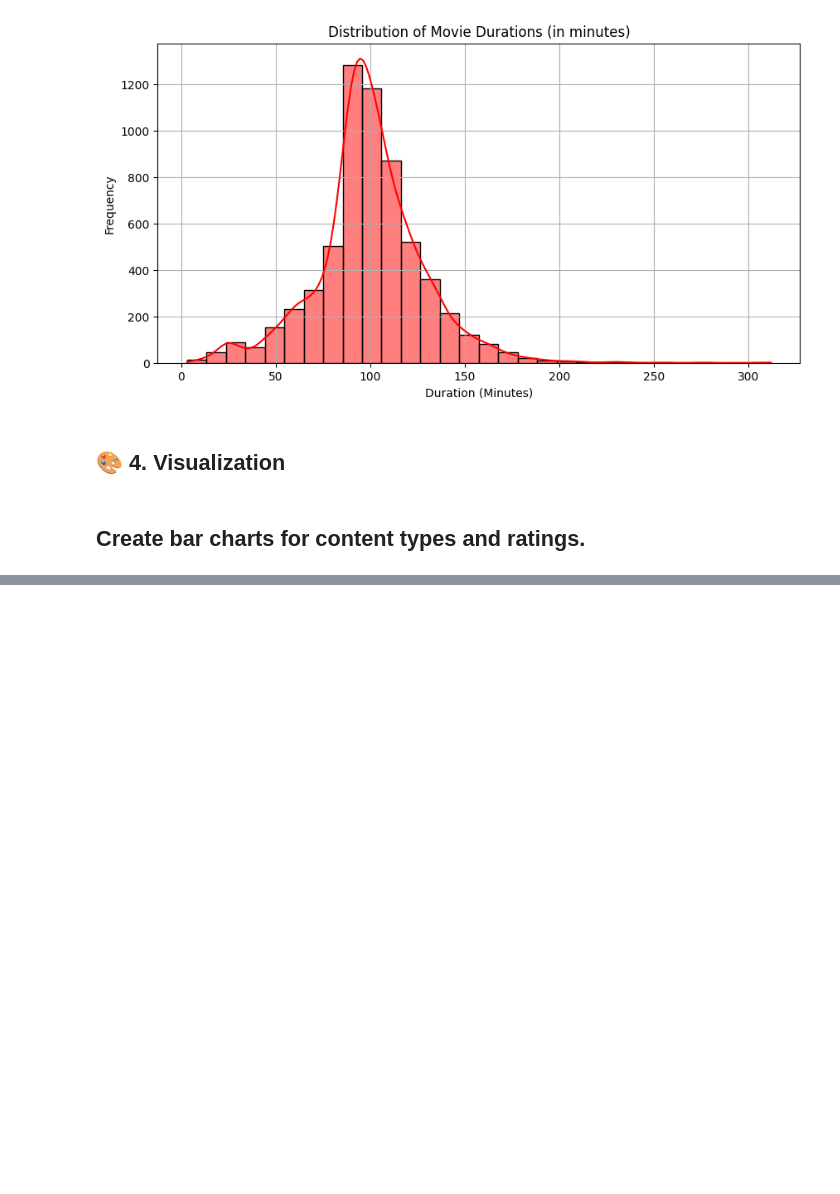
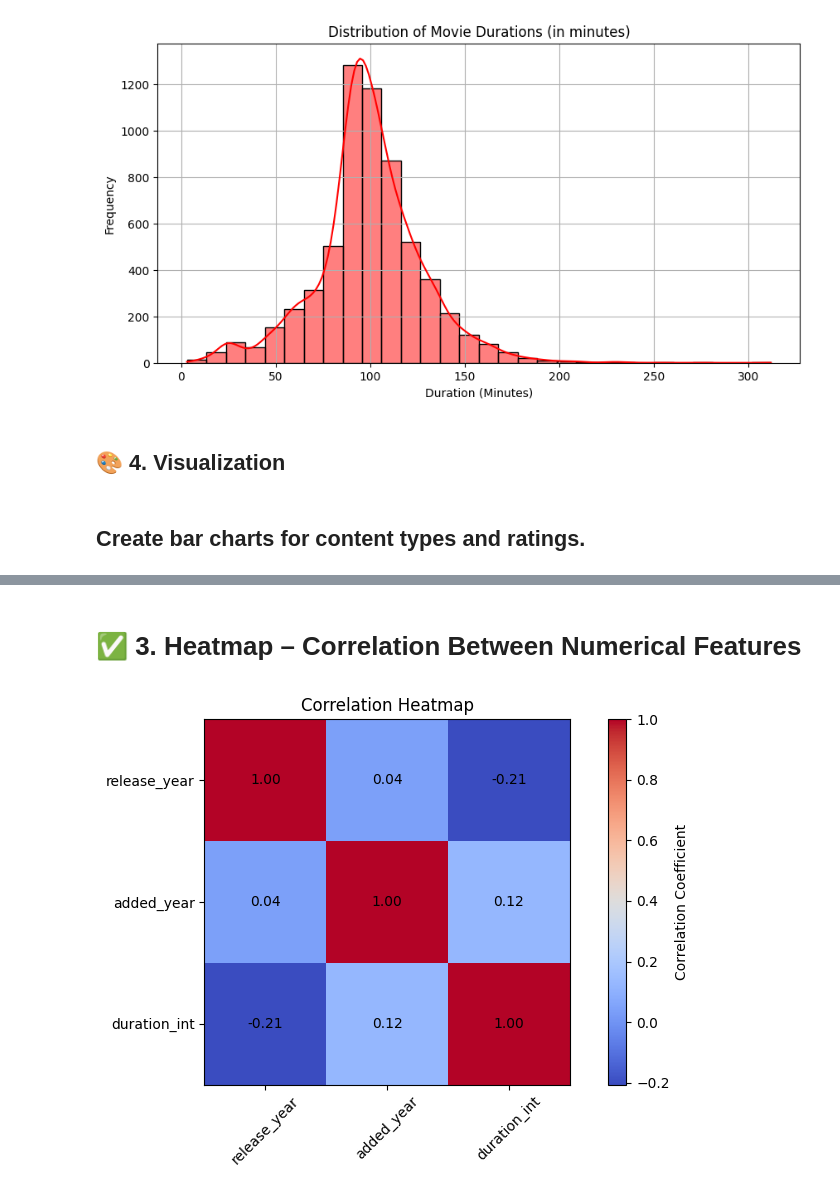
Before and after one commit to Muhammad361738/Data-science-ned, a Jupyter notebook: netflex_project/main.ipynb, the cells around one changed output, grey strips where cells are left out. Cells and saved outputs as stored; diff of their text form; code cells hidden in the pictures; blank space fills up the shorter version.

```diff
--- a/netflex_project/main.ipynb
+++ b/netflex_project/main.ipynb
@@ -201,0 +235,32 @@ plt.show()
+# %% [markdown]
+# ✅ 3. Heatmap – Correlation Between Numerical Features
+# %%
+import numpy as np
+
+# Prepare numeric data
+numeric_df = df[['release_year', 'added_year']].copy()
+
+# Movies duration
+movies = df[df['type'] == 'Movie'].copy()
+movies['duration_int'] = movies['duration'].str.extract('(\d+)').astype(float)
+numeric_df.loc[movies.index, 'duration_int'] = movies['duration_int']
+
+# Drop rows with NaN
+numeric_df = numeric_df.dropna()
+
+# Correlation matrix
+corr = numeric_df.corr()
+
+plt.figure(figsize=(8, 5))
+plt.imshow(corr, cmap='coolwarm', interpolation='none')
+plt.colorbar(label='Correlation Coefficient')
+plt.xticks(range(len(corr)), corr.columns, rotation=45)
+plt.yticks(range(len(corr)), corr.columns)
+plt.title('Correlation Heatmap')
+for i in range(len(corr)):
+    for j in range(len(corr)):
+        plt.text(j, i, f"{corr.iloc[i, j]:.2f}", ha='center', va='center', color='black')
+plt.tight_layout()
+plt.show()
+# %% [output]
+[figure, added]
```
Also changed, not shown: parts of 5 cells of this notebook.
